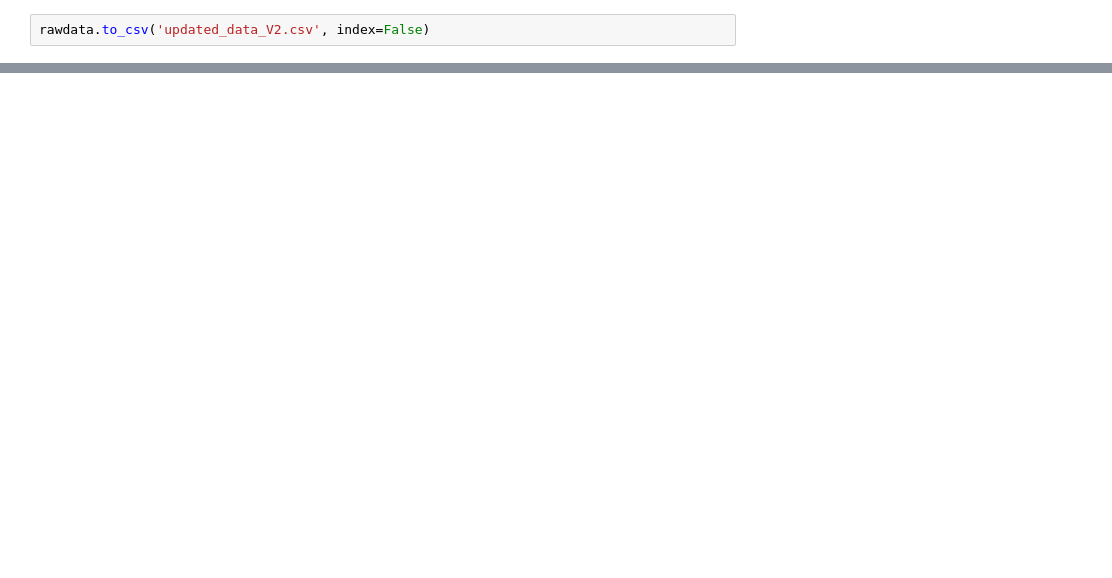
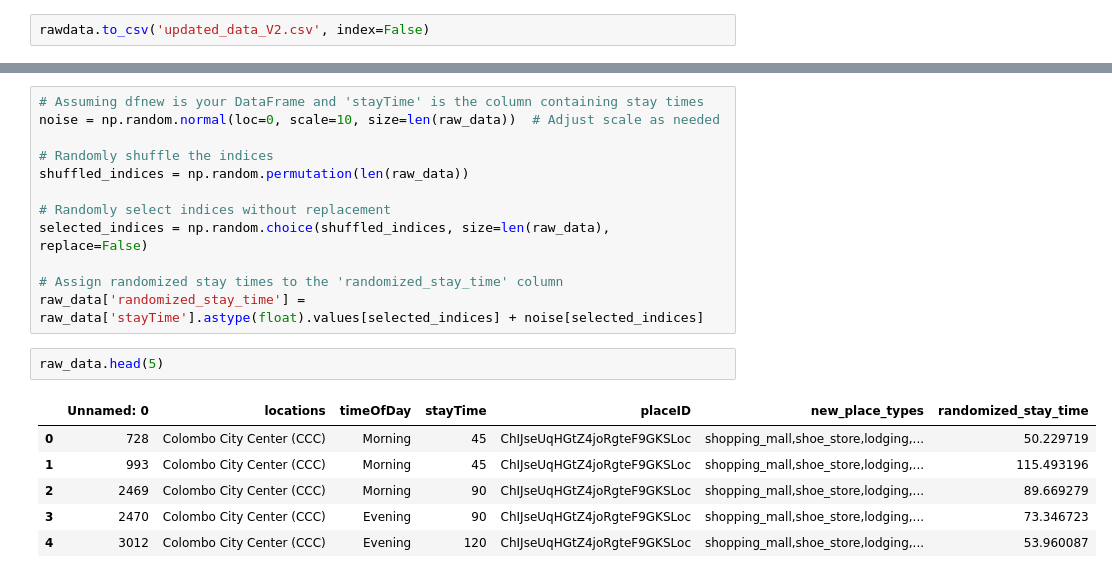
Before and after one commit to harees-srini/FYP-implementation, a Jupyter notebook: preprocessing/preprocessing_V2.ipynb, the cells around one changed output, grey strips where cells are left out. Drawn from its saved outputs; the diff is of its cells as text; blank space fills up the shorter version.

```diff
--- a/preprocessing/preprocessing_V2.ipynb
+++ b/preprocessing/preprocessing_V2.ipynb
@@ -151,0 +176,21 @@ rawdata.to_csv('updated_data_V2.csv', index=False)
+# %%
+# Assuming dfnew is your DataFrame and 'stayTime' is the column containing stay times
+noise = np.random.normal(loc=0, scale=10, size=len(raw_data))  # Adjust scale as needed
+
+# Randomly shuffle the indices
+shuffled_indices = np.random.permutation(len(raw_data))
+
+# Randomly select indices without replacement
+selected_indices = np.random.choice(shuffled_indices, size=len(raw_data), replace=False)
+
+# Assign randomized stay times to the 'randomized_stay_time' column
+raw_data['randomized_stay_time'] = raw_data['stayTime'].astype(float).values[selected_indices] + noise[selected_indices]
+# %%
+raw_data.head(5)
+# %% [output]
+|  | Unnamed: 0 | locations | timeOfDay | stayTime | placeID | new_place_types | randomized_stay_time |
+| 0 | 728 | Colombo City Center (CCC) | Morning | 45 | ChIJseUqHGtZ4joRgteF9GKSLoc | shopping_mall,shoe_store,lodging,... | 50.229719 |
+| 1 | 993 | Colombo City Center (CCC) | Morning | 45 | ChIJseUqHGtZ4joRgteF9GKSLoc | shopping_mall,shoe_store,lodging,... | 115.493196 |
+| 2 | 2469 | Colombo City Center (CCC) | Morning | 90 | ChIJseUqHGtZ4joRgteF9GKSLoc | shopping_mall,shoe_store,lodging,... | 89.669279 |
+| 3 | 2470 | Colombo City Center (CCC) | Evening | 90 | ChIJseUqHGtZ4joRgteF9GKSLoc | shopping_mall,shoe_store,lodging,... | 73.346723 |
+| 4 | 3012 | Colombo City Center (CCC) | Evening | 120 | ChIJseUqHGtZ4joRgteF9GKSLoc | shopping_mall,shoe_store,lodging,... | 53.960087 |
```
Also changed, not shown: parts of 4 cells of this notebook, 20 other files.
